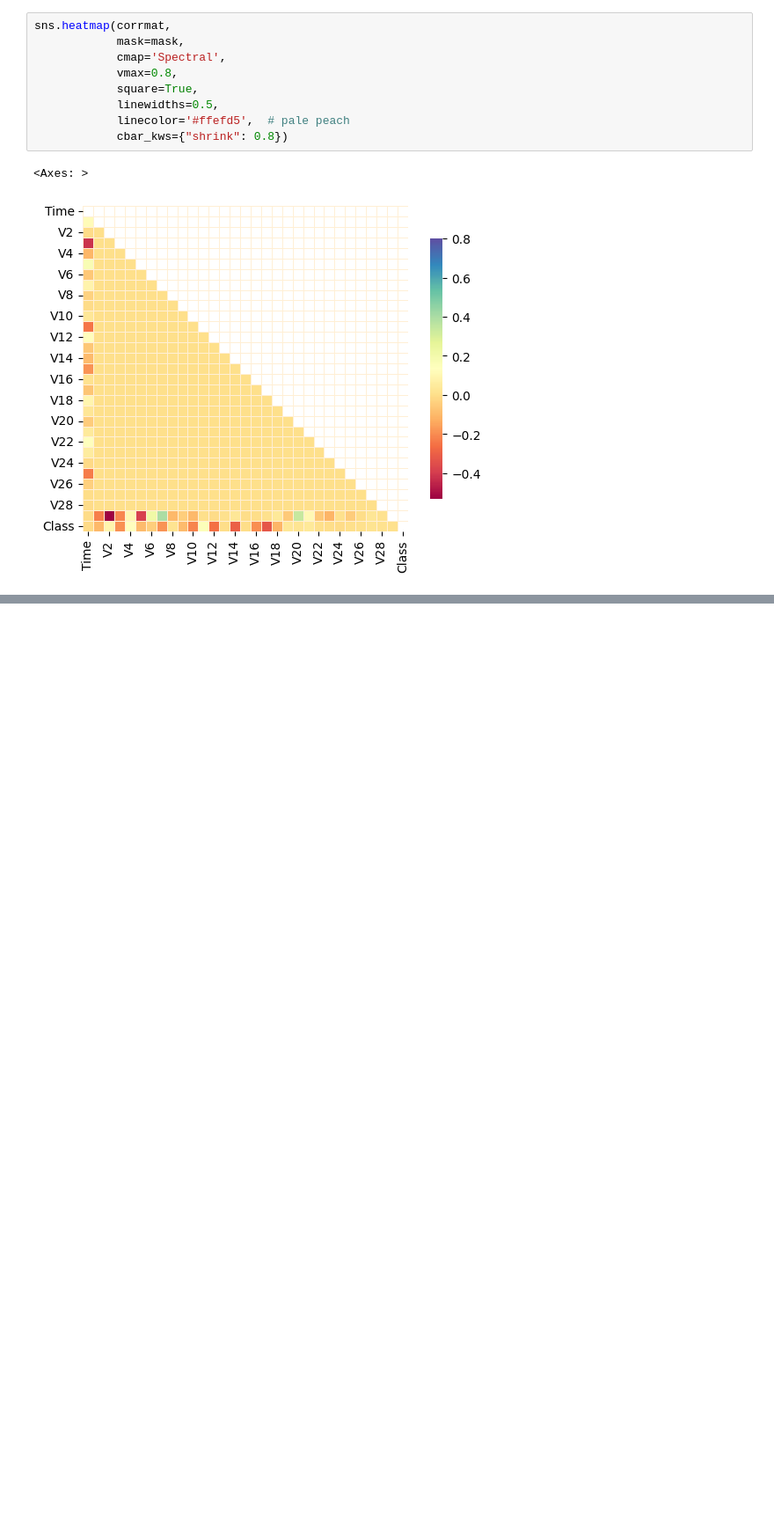
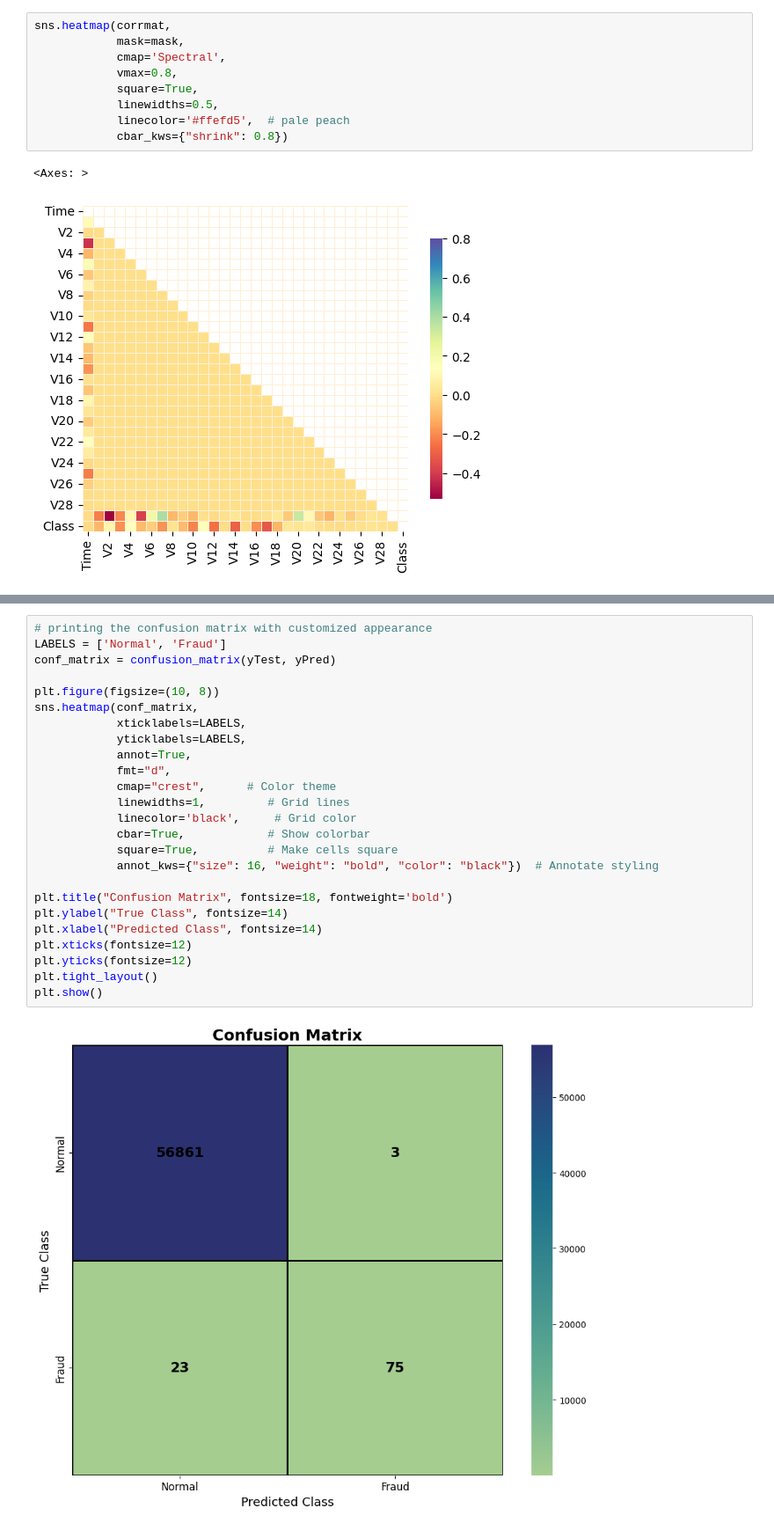
Before and after one commit to senbarnika/Credit-Card-Fraud-Detection, a Jupyter notebook: main.ipynb, the cells around one changed output, grey strips where cells are left out. Shown: that part at 88% size. Cells and saved outputs as stored; diff of their text form; blank space fills up the shorter version.

```diff
--- a/main.ipynb
+++ b/main.ipynb
@@ -180,0 +251,27 @@ xTrain, xTest, yTrain, yTest = train_test_split(
+# %%
+# printing the confusion matrix with customized appearance
+LABELS = ['Normal', 'Fraud']
+conf_matrix = confusion_matrix(yTest, yPred)
+
+plt.figure(figsize=(10, 8))
+sns.heatmap(conf_matrix,
+            xticklabels=LABELS,
+            yticklabels=LABELS,
+            annot=True,
+            fmt="d",
+            cmap="crest",      # Color theme
+            linewidths=1,         # Grid lines
+            linecolor='black',     # Grid color
+            cbar=True,            # Show colorbar
+            square=True,          # Make cells square
+            annot_kws={"size": 16, "weight": "bold", "color": "black"})  # Annotate styling
+
+plt.title("Confusion Matrix", fontsize=18, fontweight='bold')
+plt.ylabel("True Class", fontsize=14)
+plt.xlabel("Predicted Class", fontsize=14)
+plt.xticks(fontsize=12)
+plt.yticks(fontsize=12)
+plt.tight_layout()
+plt.show()
+# %% [output]
+[figure, added]
```
Also changed, not shown: parts of 13 cells of this notebook.
